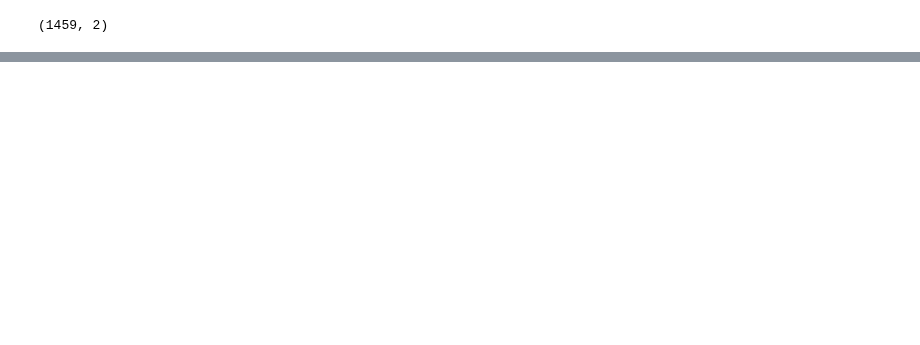
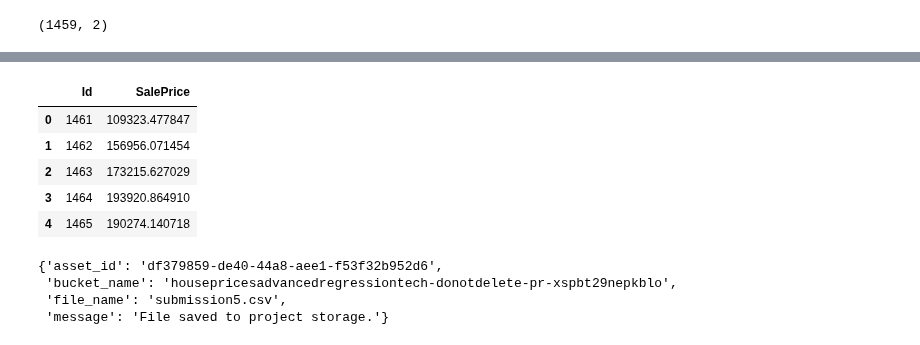
Before and after one commit to Andrew-Carl/House-Prices-Advanced-Regression-Techniques, a Jupyter notebook: Regression Models.ipynb, the cells around one changed output, grey strips where cells are left out. Saved outputs shown, nothing was run; the diff lists cells and outputs as text; code cells hidden in the pictures; blank space fills up the shorter version.

Commit message:
Elastic Net and Lasso Submission

```diff
--- a/Regression Models.ipynb
+++ b/Regression Models.ipynb
@@ -680,0 +606,4 @@ project.save_data(data=predict.to_csv(index=False),file_name='submission2.csv',o
+# %%
+yhat_las = np.exp(lasso.predict(X2))
+# %%
+preds2 = pd.DataFrame(yhat_las)
@@ -680,0 +619,21 @@ project.save_data(data=predict.to_csv(index=False),file_name='submission2.csv',o
+# %%
+predict2 = pd.concat((df_test['Id'], preds2), axis=1)
+# %%
+predict2.columns=['Id', 'SalePrice']
+# %%
+predict2.head()
+# %% [output]
+|  | Id | SalePrice |
+| 0 | 1461 | 109323.477847 |
+| 1 | 1462 | 156956.071454 |
+| 2 | 1463 | 173215.627029 |
+| 3 | 1464 | 193920.864910 |
+| 4 | 1465 | 190274.140718 |
+# %%
+# Save dataframe as csv file to storage
+project.save_data(data=predict2.to_csv(index=False),file_name='submission5.csv',overwrite=True)
+# %% [output]
+{'asset_id': 'df379859-de40-44a8-aee1-f53f32b952d6',
+ 'bucket_name': 'housepricesadvancedregressiontech-donotdelete-pr-xspbt29nepkblo',
+ 'file_name': 'submission5.csv',
+ 'message': 'File saved to project storage.'}
```
Also changed, not shown: parts of 54 cells of this notebook.
